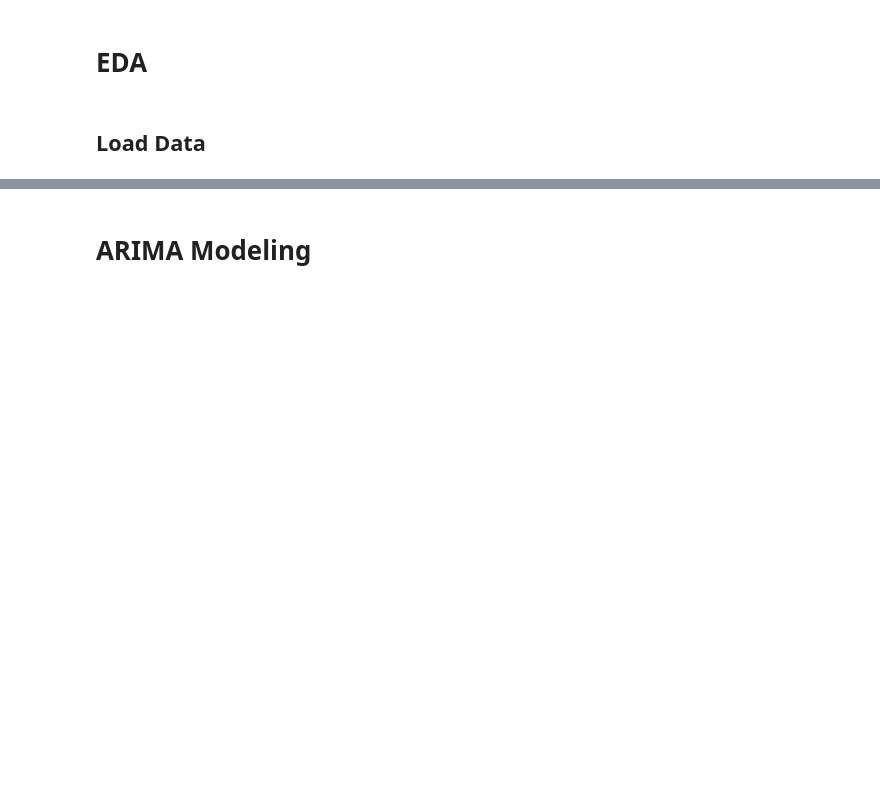
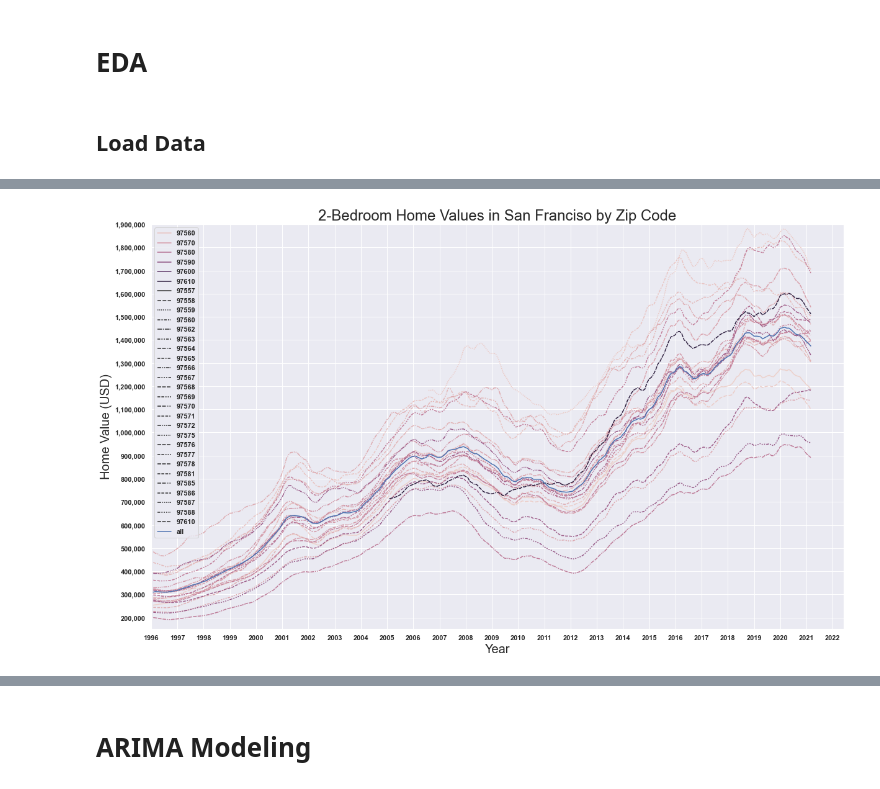
Before and after one commit to eggrollofchaos/zillow_housing_project, a Jupyter notebook: zillow_housing_final.ipynb, the cells around one changed output, grey strips where cells are left out. Saved outputs shown, nothing was run; the diff lists cells and outputs as text; code cells hidden in the pictures; blank space fills up the shorter version.

```diff
--- a/zillow_housing_final.ipynb
+++ b/zillow_housing_final.ipynb
@@ -170,0 +239,18 @@ la_train_dict = dict(zip(list(la_dict.keys()), la_train_dict_list))
+# %%
+# sns.set_palette('cubehelix', 1)
+sns.set_theme(style="darkgrid")
+fig, ax = plt.subplots(figsize=(20,12))
+ax.set_title('2-Bedroom Home Values in San Franciso by Zip Code', size=24)
+sns.lineplot(data=df_2, x=df_2.date, y=df_2.value, ax=ax, hue='zipcode', style='zipcode')
+sns.lineplot(data=sf_2_all, x=sf_2_all.index, y=sf_2_all.value, ax=ax, color = 'b', label='all')
+ax.set_xlabel('Year',  size=20)
+ax.set_ylabel('Home Value (USD)', size=20)
+ax.set_xlim(pd.Timestamp('1996'), pd.Timestamp('2022-05-31'))
+ax.xaxis.set_major_locator(mdates.YearLocator())
+ax.xaxis.set_major_formatter(DateFormatter("%Y"))
+ax.set_yticks(np.linspace(2e5,1.9e6,18))
+ax.set_ylim((1.5e5, 1.9e6))
+ax.get_yaxis().set_major_formatter(ticker.FuncFormatter(lambda x, p: format(int(x), ',')))
+plt.savefig('images/2_bdrm_home_values.png')
+# %% [output]
+[figure, added]
```
Also changed, not shown: parts of 56 cells of this notebook, 15 other files.
